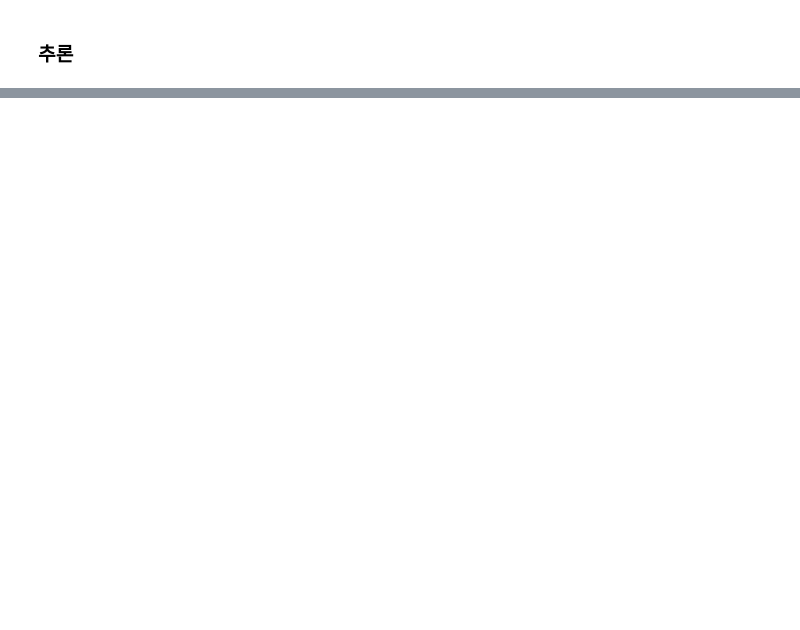
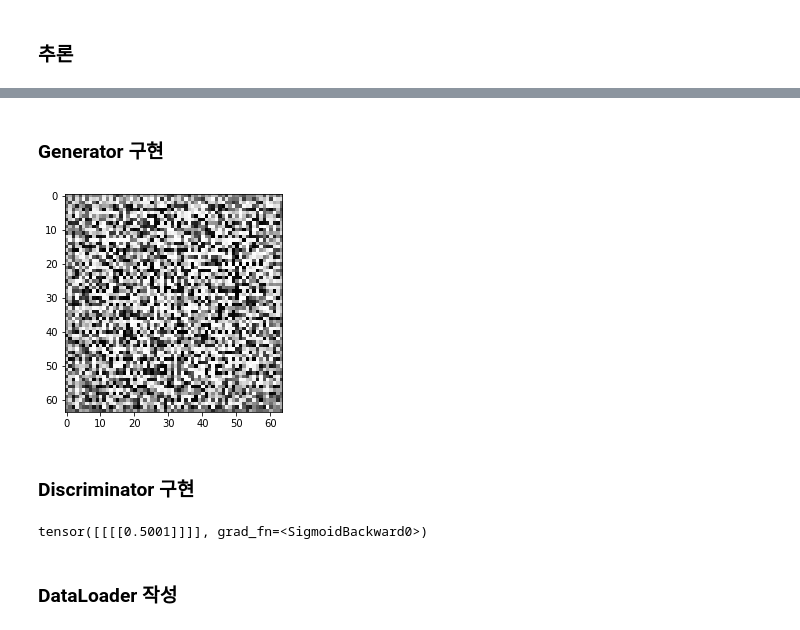
Before and after one commit to jhlee508/pytorch-advanced, a Jupyter notebook: chapter5_gan_generation_DCGAN+SAGAN.ipynb, the cells around one changed output, grey strips where cells are left out. Saved outputs shown, nothing was run; the diff lists cells and outputs as text; code cells hidden in the pictures; blank space fills up the shorter version.

```diff
--- a/chapter5_gan_generation_DCGAN+SAGAN.ipynb
+++ b/chapter5_gan_generation_DCGAN+SAGAN.ipynb
@@ -608,0 +801,2 @@ for i in range(0, 5):
+# %% [markdown]
+### Generator 구현
@@ -608,0 +860,23 @@ for i in range(0, 5):
+# %%
+# 동작 확인
+import matplotlib.pyplot as plt
+%matplotlib inline
+
+G = Generator(z_dim=20, image_size=64)
+
+# 난수 입력
+input_z = torch.randn(1, 20)
+
+# 텐서 크기를 (1, 20, 1, 1)으로 변형
+input_z = input_z.view(input_z.size(0), input_z.size(1), 1, 1)
+
+# 가짜 화상을 출력
+fake_images, attention_map1, attention_map2 = G(input_z)
+
+img_transformed = fake_images[0][0].detach().numpy()
+plt.imshow(img_transformed, 'gray')
+plt.show()
+# %% [output]
+[figure, added]
+# %% [markdown]
+### Discriminator 구현
@@ -608,0 +932,18 @@ for i in range(0, 5):
+# %%
+# 동작 확인
+D = Discriminator(z_dim=20, image_size=64)
+
+# 가짜 화상 생성
+input_z = torch.randn(1, 20)
+input_z = input_z.view(input_z.size(0), input_z.size(1), 1, 1)
+fake_images, _, _ = G(input_z)
+
+# 가짜 화상을 D에 입력
+d_out, attention_map1, attention_map2 = D(fake_images)
+
+# 출력 d_out에 Sigmoid를 곱해 0에서 1로 변환
+print(nn.Sigmoid()(d_out))
+# %% [output]
+tensor([[[[0.5001]]]], grad_fn=<SigmoidBackward0>)
+# %% [markdown]
+### DataLoader 작성
```
Also changed, not shown: parts of 31 cells of this notebook.
